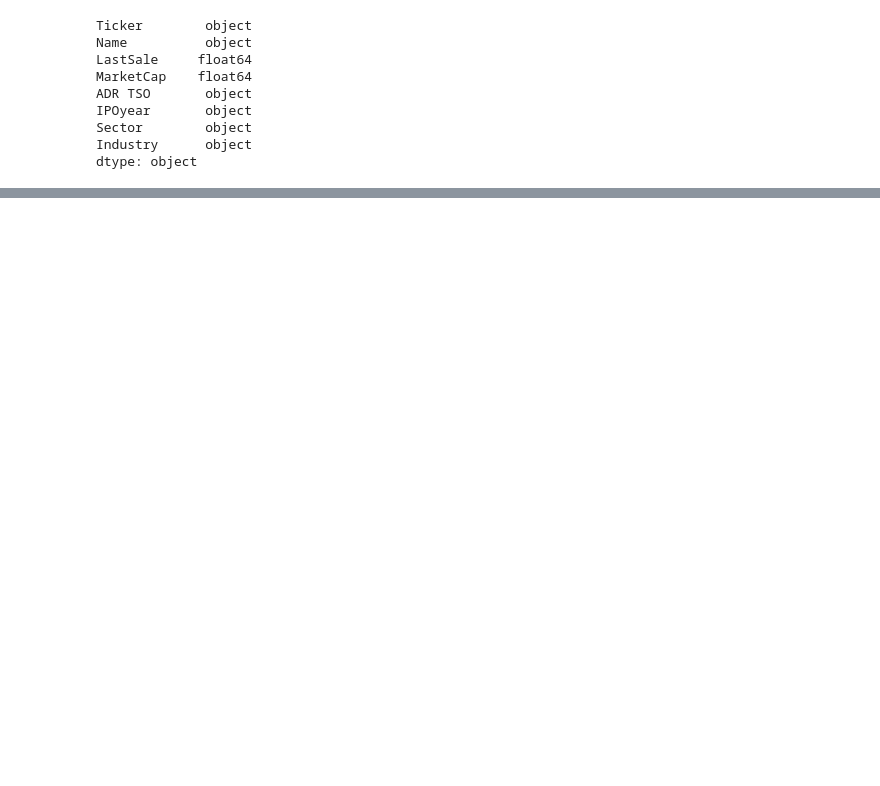
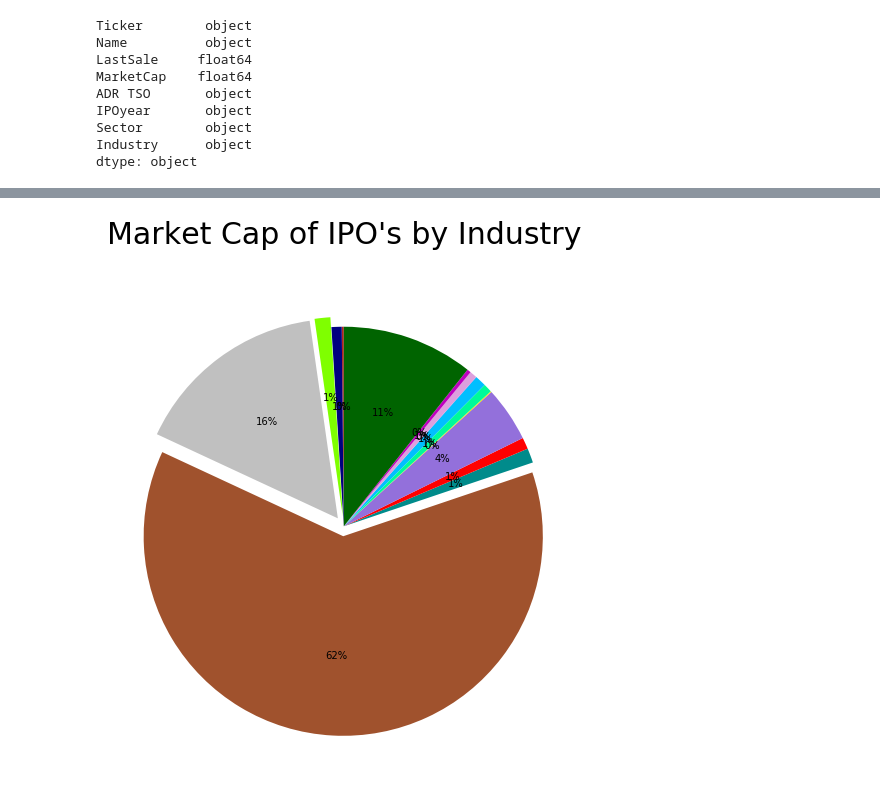
Before and after one commit to LittlestDoll/Project1, a Jupyter notebook: Project DataTable.ipynb, the cells around one changed output, grey strips where cells are left out. Cells and saved outputs as stored; diff of their text form; code cells hidden in the pictures; blank space fills up the shorter version.

```diff
--- a/Project DataTable.ipynb
+++ b/Project DataTable.ipynb
@@ -50,3 +84,17 @@ stocks_sort.head()
+# %%
+markcap = stocks.groupby(stocks.Industry).sum()
+marketcapvalues = markcap['MarketCap']
+# %%
+plt.pie(marketcapvalues, labels=None,radius=100.5,autopct='%.0f%%',startangle=90,colors=color_dict,explode=explode2)
+plt.axis('equal')
+plt.title('Market Cap of IPO\'s by Industry', loc='center', fontsize=30,va='top',y=1.15)
+# plt.legend(labels=labels,loc='center',bbox_to_anchor=(1.38,.45))
+fig = plt.gcf()
+fig.set_size_inches(8.5,8.5)
+
+plt.show()
+# %% [output]
+[figure, added]
 # %%
 def load_quote(ticker, startdate, enddate):
 	print('===', ticker, '===')
```
Also changed, not shown: parts of 21 cells of this notebook, 5 other files.
